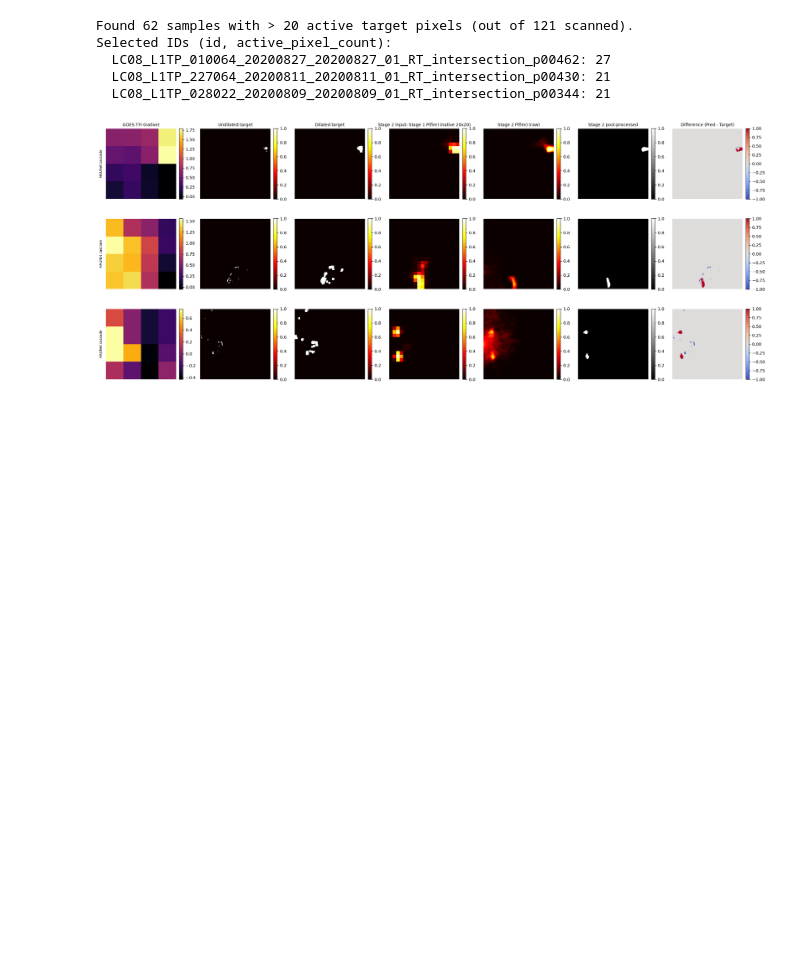
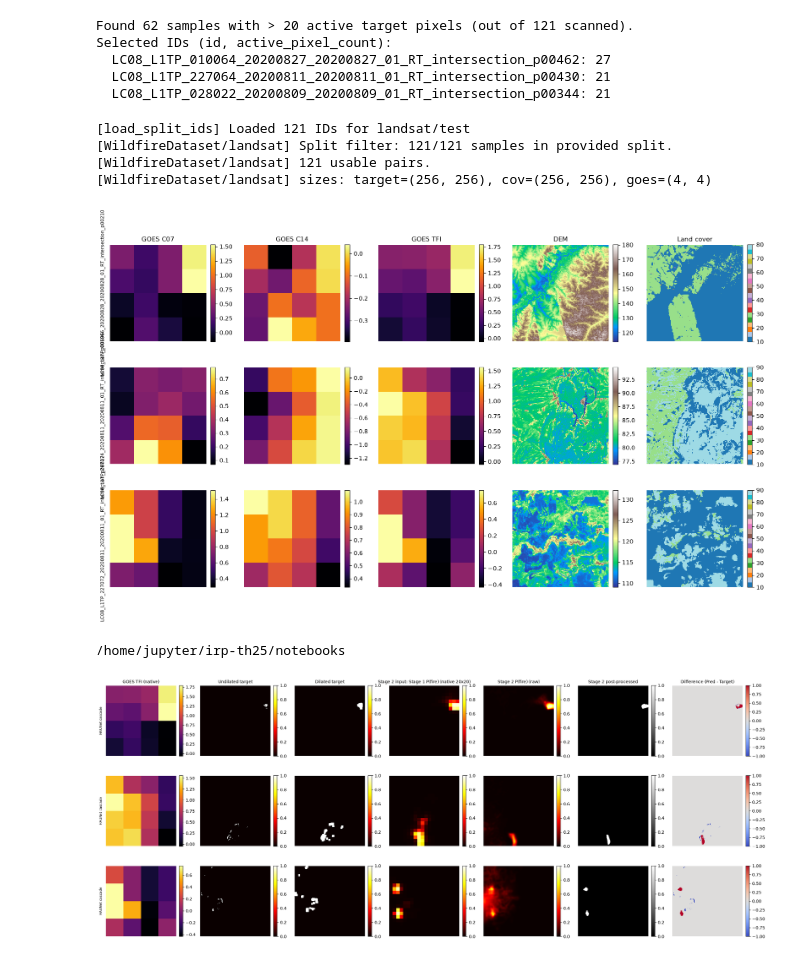
Before and after one commit to ada-th25/irp-th25-azure, a Jupyter notebook: notebooks/explore_results_summary.ipynb, the cells around one changed output. Drawn from its saved outputs; the diff is of its cells as text; code cells hidden in the pictures; blank space fills up the shorter version.

Commit message:
CHORE: Add input reference plot

```diff
--- a/notebooks/explore_results_summary.ipynb
+++ b/notebooks/explore_results_summary.ipynb
@@ -1418,30 +1418,25 @@ def load_data_reference(config_path, sample_ids=None, split="test", n_samples=3,
         "sample_ids": ids_out,
     }
 
-def plot_input_reference(data, out=None, row_labels=None):
+def plot_input_reference_no_target(data, out=None, row_labels=None):
     goes = data["goes"]
     cov = data["cov"]
-    undilated = data["undilated_target"]
-    dilated = data["dilated_target"]
     n = goes.shape[0]
 
-    titles = ["GOES C07", "GOES C14", "GOES TFI", "DEM", "Land cover", "Undilated target", "Dilated target"]
-    cmaps = ["inferno", "inferno", "inferno", "terrain", "tab20", "hot", "hot"]
+    titles = ["GOES C07", "GOES C14", "GOES TFI", "DEM", "Land cover"]
+    cmaps = ["inferno", "inferno", "inferno", "terrain", "tab20"]
+    n_cols = len(titles)
 
-    fig, axes = plt.subplots(n, 7, figsize=(3.2 * 7, 3 * n))
+    fig, axes = plt.subplots(n, n_cols, figsize=(3.2 * n_cols, 3 * n))
     if n == 1:
         axes = axes[np.newaxis, :]
 
     for row in range(n):
         panels = [goes[row, 0].numpy(), goes[row, 1].numpy(), goes[row, 2].numpy(),
-                  cov[row, 0].numpy(), cov[row, 1].numpy(),
-                  undilated[row, 0].numpy(), dilated[row, 0].numpy()]
-        for col in range(7):
+                  cov[row, 0].numpy(), cov[row, 1].numpy()]
+        for col in range(n_cols):
             ax = axes[row, col]
-            vmin = 0 if col >= 5 else None
-            vmax = 1 if col >= 5 else None
-            im = ax.imshow(panels[col], cmap=cmaps[col], vmin=vmin, vmax=vmax,
-                            interpolation="nearest")
+            im = ax.imshow(panels[col], cmap=cmaps[col], interpolation="nearest")
             if row == 0:
                 ax.set_title(titles[col], fontsize=11)
             ax.set_xticks([]); ax.set_yticks([])
@@ -1830,6 +1824,24 @@ current_ids= ['LC08_L1TP_001066_20200828_20200828_01_RT_intersection_p00210',
 # ['LC08_L1TP_220063_20200810_20200810_01_RT_intersection_p00851',
 #               'LC08_L1TP_227074_20200811_20200811_01_RT_intersection_p00696',
 #               'LC08_L1TP_224080_20200806_20200807_01_RT_intersection_p00790']
+# %%
+data = load_data_reference(
+    config_path="../experiments/e1_haunet_direct.YAML",
+    sample_ids=current_ids,
+    split="test",
+)
+plot_input_reference_no_target(data, out=FIG_DIR/"input_reference.png")
+# %% [output]
+[load_split_ids] Loaded 121 IDs for landsat/test
+[WildfireDataset/landsat] Split filter: 121/121 samples in provided split.
+[WildfireDataset/landsat] 121 usable pairs.
+[WildfireDataset/landsat] sizes: target=(256, 256), cov=(256, 256), goes=(4, 4)
+[figure, added]
+# %%
+import os
+print(os.getcwd())
+# %% [output]
+/home/jupyter/irp-th25/notebooks
 # %%
 # Pick your sample_ids
 ids_to_use = current_ids   # or: new_ids
```
Also changed, not shown: parts of 1 cell of this notebook, 1 other file.
